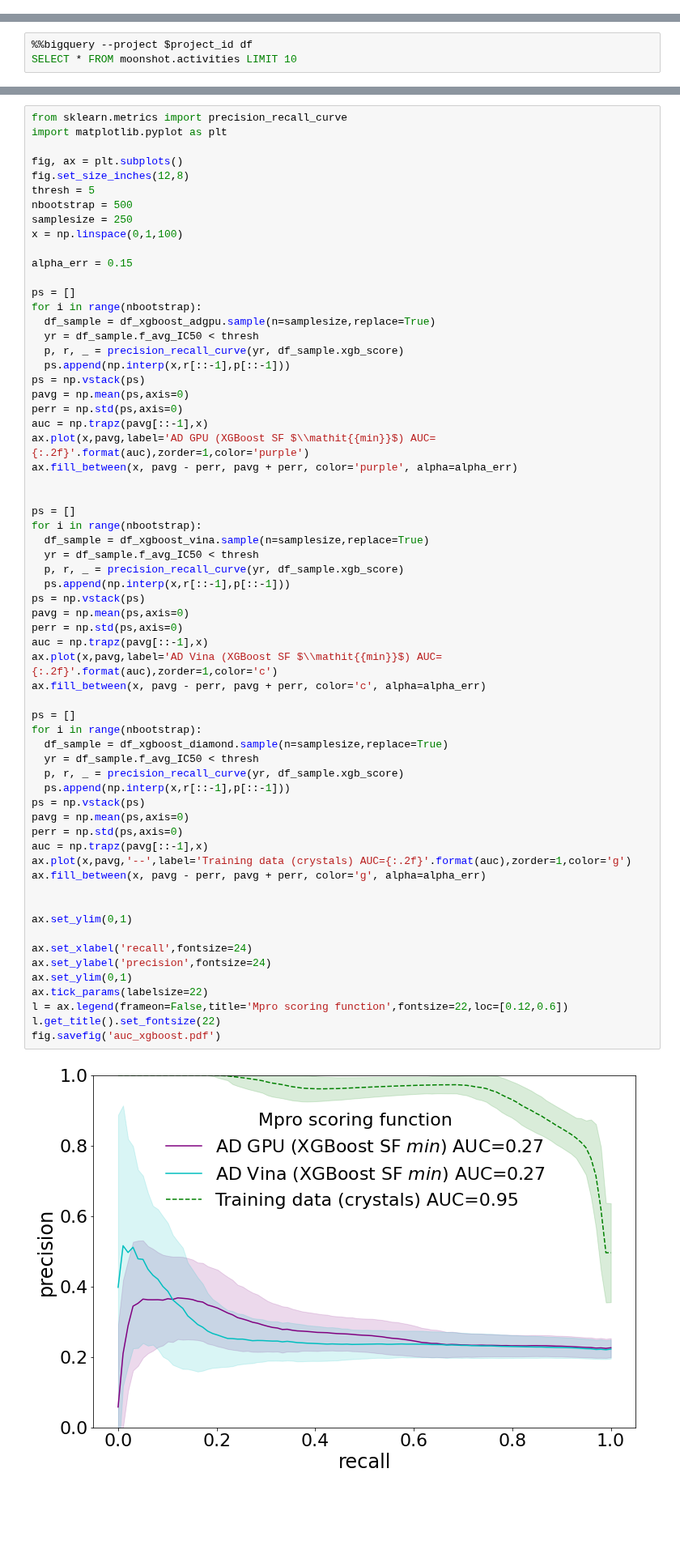
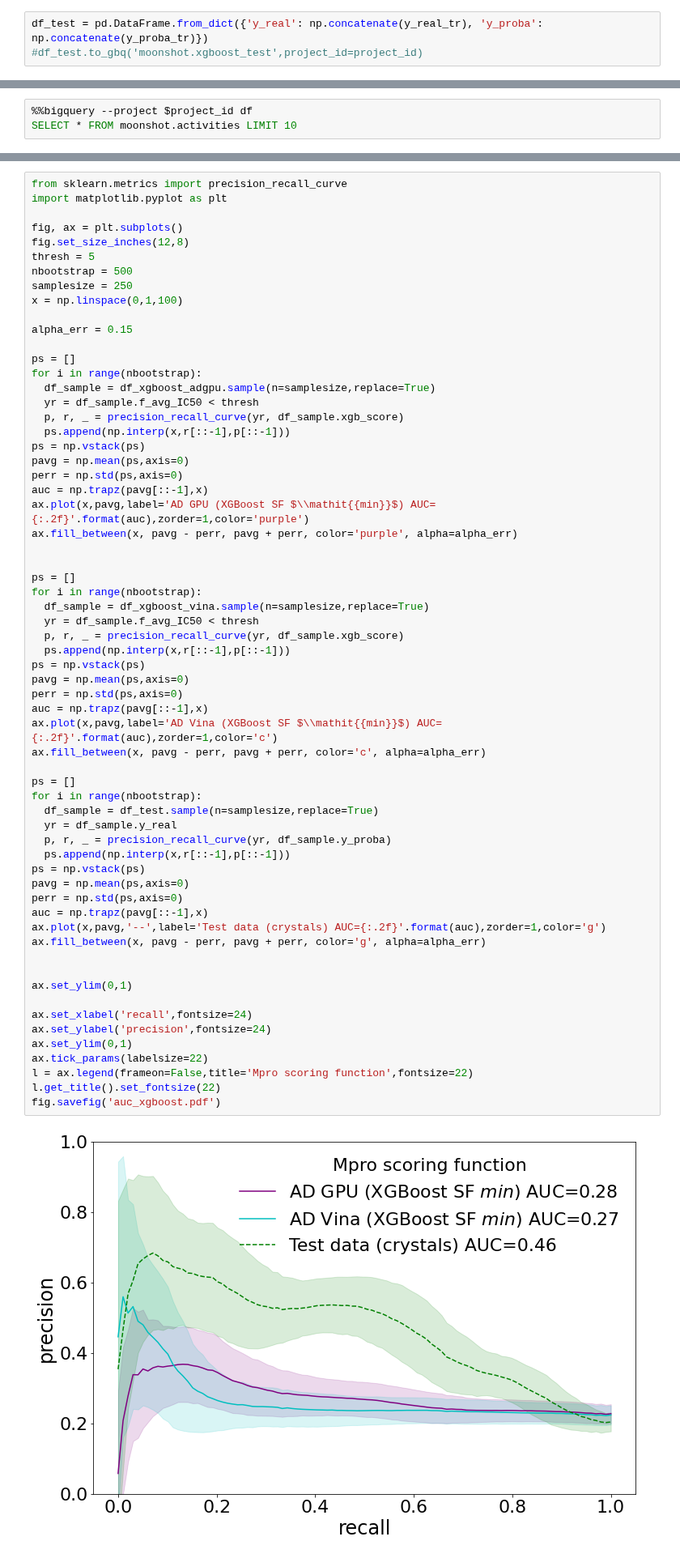
Before and after one commit to jglaser/gigadocking_notebooks, a Jupyter notebook: ML.ipynb, the cells around one changed output, grey strips where cells are left out. Shown at 81% size. Drawn from its saved outputs; the diff is of its cells as text; blank space fills up the shorter version.

```diff
--- a/ML.ipynb
+++ b/ML.ipynb
@@ -191,3 +191,6 @@ Fitting 5 folds for each of 100 candidates, totalling 500 fits
+# %%
+df_test = pd.DataFrame.from_dict({'y_real': np.concatenate(y_real_tr), 'y_proba': np.concatenate(y_proba_tr)})
+#df_test.to_gbq('moonshot.xgboost_test',project_id=project_id)
 # %%
 fig, ax = plt.subplots()
 fig.set_size_inches(6,6)
@@ -833,39 +839,39 @@ for i in range(nbootstrap):
   df_sample = df_xgboost_vina.sample(n=samplesize,replace=True)
   yr = df_sample.f_avg_IC50 < thresh
   p, r, _ = precision_recall_curve(yr, df_sample.xgb_score)
   ps.append(np.interp(x,r[::-1],p[::-1]))
 ps = np.vstack(ps)
 pavg = np.mean(ps,axis=0)
 perr = np.std(ps,axis=0)
 auc = np.trapz(pavg[::-1],x)
 ax.plot(x,pavg,label='AD Vina (XGBoost SF $\\mathit{{min}}$) AUC={:.2f}'.format(auc),zorder=1,color='c')
 ax.fill_between(x, pavg - perr, pavg + perr, color='c', alpha=alpha_err)
 
 ps = []
 for i in range(nbootstrap):
-  df_sample = df_xgboost_diamond.sample(n=samplesize,replace=True)
-  yr = df_sample.f_avg_IC50 < thresh
-  p, r, _ = precision_recall_curve(yr, df_sample.xgb_score)
+  df_sample = df_test.sample(n=samplesize,replace=True)
+  yr = df_sample.y_real
+  p, r, _ = precision_recall_curve(yr, df_sample.y_proba)
   ps.append(np.interp(x,r[::-1],p[::-1]))
 ps = np.vstack(ps)
 pavg = np.mean(ps,axis=0)
 perr = np.std(ps,axis=0)
 auc = np.trapz(pavg[::-1],x)
-ax.plot(x,pavg,'--',label='Training data (crystals) AUC={:.2f}'.format(auc),zorder=1,color='g')
+ax.plot(x,pavg,'--',label='Test data (crystals) AUC={:.2f}'.format(auc),zorder=1,color='g')
 ax.fill_between(x, pavg - perr, pavg + perr, color='g', alpha=alpha_err)
 
 
 ax.set_ylim(0,1)
 
 ax.set_xlabel('recall',fontsize=24)
 ax.set_ylabel('precision',fontsize=24)
 ax.set_ylim(0,1)
 ax.tick_params(labelsize=22)
-l = ax.legend(frameon=False,title='Mpro scoring function',fontsize=22,loc=[0.12,0.6])
+l = ax.legend(frameon=False,title='Mpro scoring function',fontsize=22)
 l.get_title().set_fontsize(22)
 fig.savefig('auc_xgboost.pdf')
 # %% [output]
-[figure, old version]
+[figure, new version]
 # %%
 from google.colab import files
 files.download('auc_xgboost.pdf')
```
Also changed, not shown: parts of 7 cells of this notebook.
